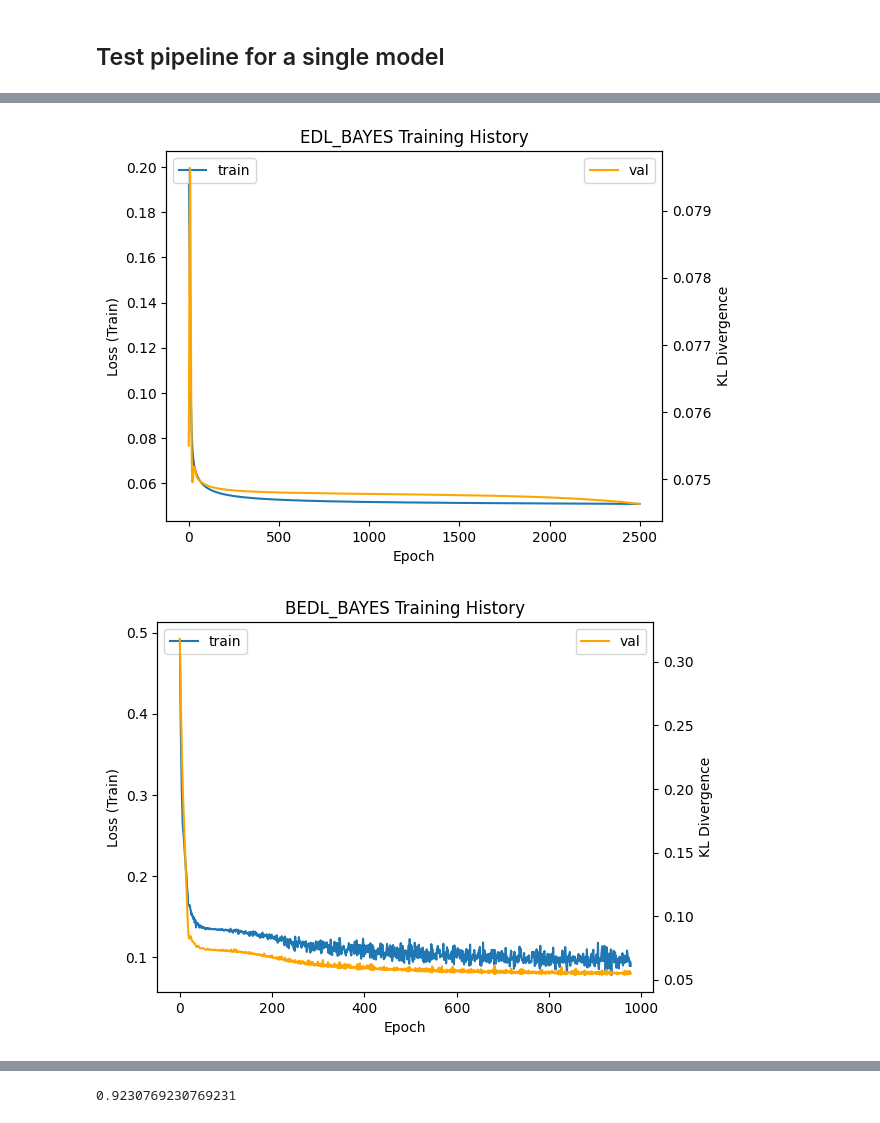
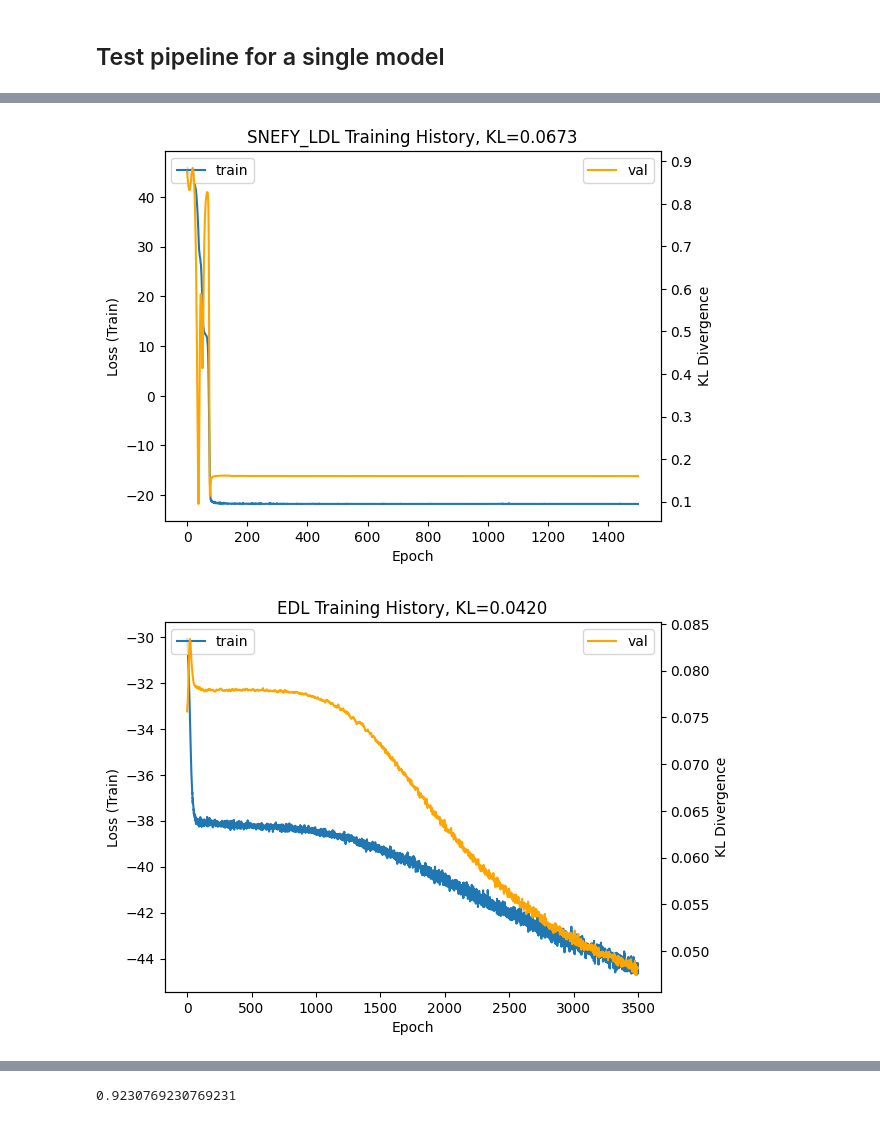
Before and after one commit to DuncanCSt/PyLDL, a Jupyter notebook: bedl_experiments/compute_metrics.ipynb, the cells around one changed output, grey strips where cells are left out. Drawn from its saved outputs; the diff is of its cells as text; code cells hidden in the pictures.

```diff
--- a/bedl_experiments/compute_metrics.ipynb
+++ b/bedl_experiments/compute_metrics.ipynb
@@ -112,3 +112,15 @@ run_metrics('BOOJUM', 'SJAFFE', 0,
     hyperparams=HYPERPARAMS, n_splits=1, val_size=0.1, bin_count=5)
 # %% [markdown]
 ## Test pipeline for a single model
+# %%
+HYPERPARAMS = {
+    "batch_size": 32,
+    "dropout_rate": 0.2,
+    "learning_rate": 0.001,
+    "max_epochs": 3500,
+    "minimum": 1500,
+    "n_hidden": 64,
+    "n_latent": 16,
+    "patience": 100,
+    "weight_decay": 0.001
+  }
@@ -115,5 +164,13 @@ run_metrics('BOOJUM', 'SJAFFE', 0,
 # %%
-from helpers import fit_best_model, plot_history, load_data_fold
+import importlib
+import helpers
+
+importlib.reload(helpers)
+
+fit_best_model = helpers.fit_best_model
+plot_history = helpers.plot_history
+load_data_fold = helpers.load_data_fold
+from pyldl.metrics import score
 from sklearn.model_selection import train_test_split
 
 X_train, D_train, X_test, D_test = load_data_fold('SJAFFE', 0)  # Just to check that it works
@@ -122,15 +179,30 @@ X_train, X_valid, D_train, D_valid = train_test_split(X_train, D_train, test_siz
 train_data = {'X': X_train, 'D': D_train}
 valid_data = {'X': X_valid, 'D': D_valid}
 
-edl_model, edl_history = fit_best_model('EDL', 'SJAFFE', 0, train_data=train_data, valid_data=valid_data)
-plot_history(edl_history, title='EDL Training History')
+MOEDLS = ['AA_BP', 'SNEFY_LDL', 'EDL', 'EDL_BAYES', 'BEDL', 'BEDL_BAYES', 'BOOJUM', 'BOOJUM_BAYES']
+for model in MOEDLS:
+    trained_model, history = fit_best_model(model, 'SJAFFE', 0, train_data=train_data, valid_data=valid_data, hyperparams=HYPERPARAMS)
+    D = trained_model.predict(X_test)
+    kl = score(D, D_test, metrics=['kl_divergence'])
+    plot_history(history, title=f'{model} Training History, KL={kl[0]:.4f}')
 
-# bedl_model, bedl_history = fit_best_model('BEDL', 'SJAFFE', 0, train_data=train_data, valid_data=valid_data)
-# plot_history(bedl_history)
+# edl_model, edl_history = fit_best_model('EDL', 'SJAFFE', 0, train_data=train_data, valid_data=valid_data, hyperparams=HYPERPARAMS)
+# EDL_D = edl_model.predict(X_test)
+# EDL_KL = score(EDL_D, D_test, metrics=['kl_divergence'])
+# plot_history(edl_history, title=f'EDL Training History, KL={EDL_KL[0]:.4f}')
 
-edl_bayes_model, edl_bayes_history = fit_best_model('EDL_BAYES', 'SJAFFE', 0, train_data=train_data, valid_data=valid_data)
-plot_history(edl_bayes_history, title='EDL_BAYES Training History')
+# edl_bayes_model, edl_bayes_history = fit_best_model('EDL_BAYES', 'SJAFFE', 0, train_data=train_data, valid_data=valid_data, hyperparams=HYPERPARAMS)
+# plot_history(edl_bayes_history, title='EDL_BAYES Training History')
 
-bedl_bayes_model, bedl_bayes_history = fit_best_model('BEDL_BAYES', 'SJAFFE', 0, train_data=train_data, valid_data=valid_data)
-plot_history(bedl_bayes_history, title='BEDL_BAYES Training History')
+# bedl_model, bedl_history = fit_best_model('BEDL', 'SJAFFE', 0, train_data=train_data, valid_data=valid_data, hyperparams=HYPERPARAMS)
+# plot_history(bedl_history, title='BEDL Training History')
+
+# bedl_bayes_model, bedl_bayes_history = fit_best_model('BEDL_BAYES', 'SJAFFE', 0, train_data=train_data, valid_data=valid_data, hyperparams=HYPERPARAMS)
+# plot_history(bedl_bayes_history, title='BEDL_BAYES Training History')
+
+# boojum_model, boojum_history = fit_best_model('BOOJUM', 'SJAFFE', 0, train_data=train_data, valid_data=valid_data, hyperparams=HYPERPARAMS)
+# plot_history(boojum_history, title='BOOJUM Training History')
+
+# boojum_bayes_model, boojum_bayes_history = fit_best_model('BOOJUM_BAYES', 'SJAFFE', 0, train_data=train_data, valid_data=valid_data, hyperparams=HYPERPARAMS)
+# plot_history(boojum_bayes_history, title='BOOJUM_BAYES Training History')
 # %% [output]
@@ -138,2 +210,2 @@ plot_history(bedl_bayes_history, title='BEDL_BAYES Training History')
-[figure, old version]
+[figure, new version]
-[figure, old version]
+[figure, new version]
```
Also changed, not shown: parts of 7 cells of this notebook, 13 other files.
